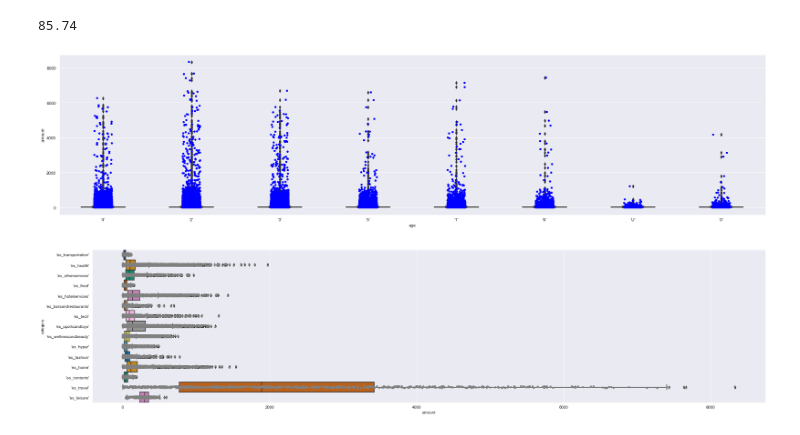
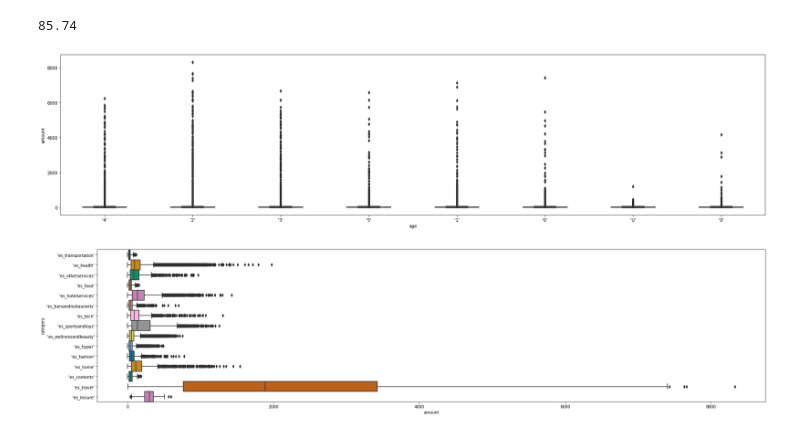
Before and after one commit to IanMMuldoon/FinFraud, a Jupyter notebook: fin.ipynb, the cells around one changed output. Saved outputs shown, nothing was run; the diff lists cells and outputs as text; code cells hidden in the pictures.

```diff
--- a/fin.ipynb
+++ b/fin.ipynb
@@ -223,26 +217,21 @@ Maximum outliers for amount:
 # %%
 # import pandas
 import pandas as pd
 # import matplotlib
 import matplotlib.pyplot as plt
 # import seaborn
 import seaborn as sns
 %matplotlib inline
 df = pd.read_csv("data/bs.csv")
 fig_dims = (30, 7)
 fig, ax = plt.subplots(figsize = fig_dims)
 # make boxplot with Seaborn
 bplot=sns.boxplot(data = df, y='amount', x='age', ax= ax,
                  width=.5,
                  palette="colorblind"
                  )
-bplot=sns.stripplot(data= df, y='amount', x='age', ax= ax,
-                   jitter=True,
-                   marker='o',
-                   alpha=1,
-                   color='blue')
 # %% [output]
-[figure, old version]
+[figure, new version]
 # %%
 # import pandas
 import pandas as pd
@@ -259,10 +248,5 @@ bplot=sns.boxplot(data = df, y='category', x='amount', ax= ax,
                  width=1,
                  palette="colorblind",
                  )
-bplot=sns.stripplot(data= df, y='category', x='amount', ax= ax,
-                   jitter=True,
-                   marker='o',
-                   alpha=1,
-                   color='gray')
 # %% [output]
-[figure, old version]
+[figure, new version]
```
Also changed, not shown: parts of 9 cells of this notebook.
